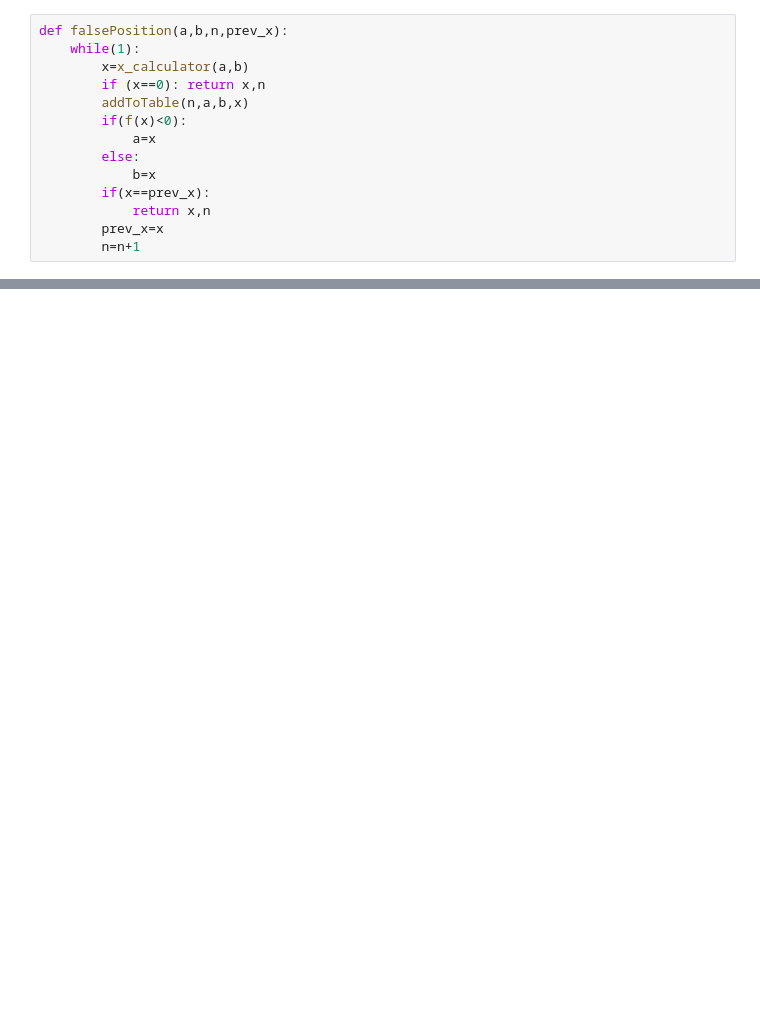
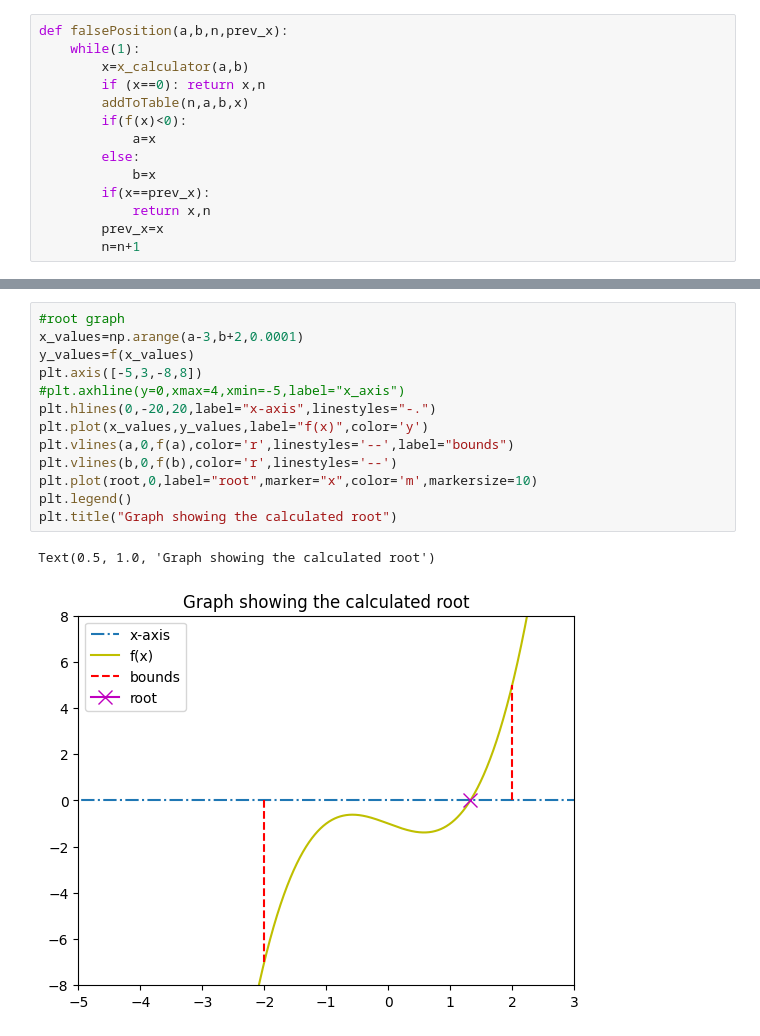
Before and after one commit to BigyaDhungana/False-Position, a Jupyter notebook: falseposition.ipynb, the cells around one changed output, grey strips where cells are left out. Drawn from its saved outputs; the diff is of its cells as text; blank space fills up the shorter version.

```diff
--- a/falseposition.ipynb
+++ b/falseposition.ipynb
@@ -56,0 +80,16 @@ print(f"From False Position Method, the approximate root after {iteration} itera
+# %%
+#root graph
+x_values=np.arange(a-3,b+2,0.0001)
+y_values=f(x_values)
+plt.axis([-5,3,-8,8])
+#plt.axhline(y=0,xmax=4,xmin=-5,label="x_axis")
+plt.hlines(0,-20,20,label="x-axis",linestyles="-.")
+plt.plot(x_values,y_values,label="f(x)",color='y')
+plt.vlines(a,0,f(a),color='r',linestyles='--',label="bounds")
+plt.vlines(b,0,f(b),color='r',linestyles='--')
+plt.plot(root,0,label="root",marker="x",color='m',markersize=10)
+plt.legend()
+plt.title("Graph showing the calculated root")
+# %% [output]
+Text(0.5, 1.0, 'Graph showing the calculated root')
+[figure, added]
```
Also changed, not shown: parts of 5 cells of this notebook.
